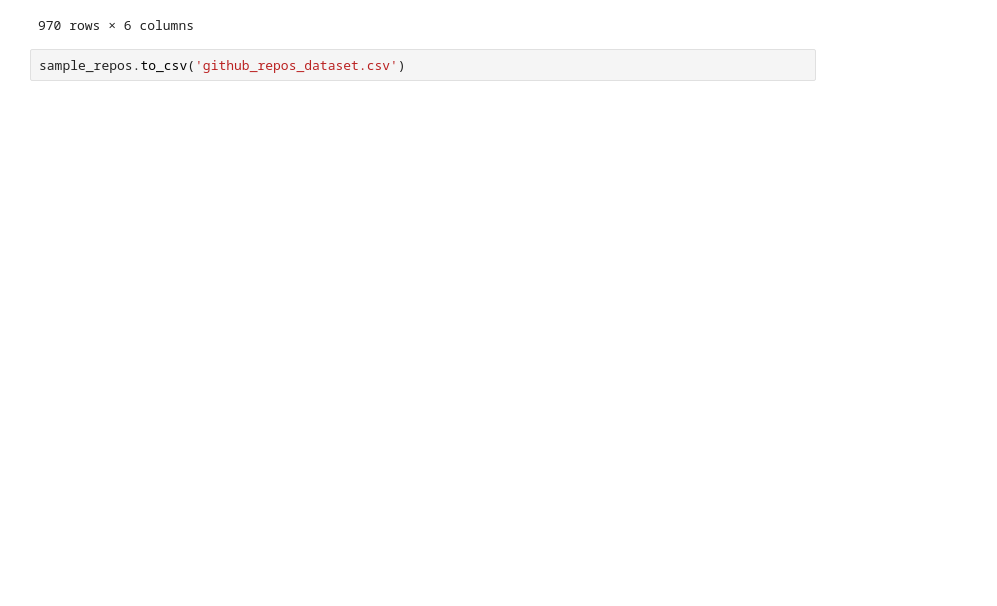
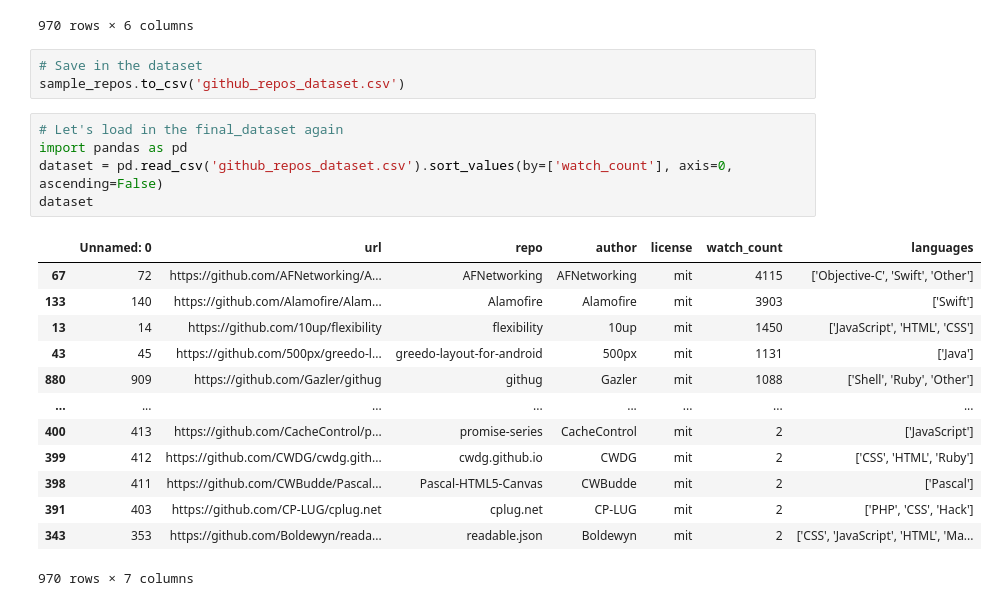
Before and after one commit to Ricardo-Jaramillo/GitSoft-Engine, a Jupyter notebook: generate_dataset.ipynb, the cells around one changed output. Cells and saved outputs as stored; diff of their text form; blank space fills up the shorter version.

```diff
--- a/generate_dataset.ipynb
+++ b/generate_dataset.ipynb
@@ -148,4 +148,24 @@ sample_repos
 | 999 | https://github.com/HeroicEric/emb... | ember-normalize | HeroicEric | mit | 3 | [JavaScript, HTML, CSS] |
 970 rows × 6 columns
 # %%
+# Save in the dataset
 sample_repos.to_csv('github_repos_dataset.csv')
+# %%
+# Let's load in the final_dataset again
+import pandas as pd
+dataset = pd.read_csv('github_repos_dataset.csv').sort_values(by=['watch_count'], axis=0, ascending=False)
+dataset
+# %% [output]
+|  | Unnamed: 0 | url | repo | author | license | watch_count | languages |
+| 67 | 72 | https://github.com/AFNetworking/A... | AFNetworking | AFNetworking | mit | 4115 | ['Objective-C', 'Swift', 'Other'] |
+| 133 | 140 | https://github.com/Alamofire/Alam... | Alamofire | Alamofire | mit | 3903 | ['Swift'] |
+| 13 | 14 | https://github.com/10up/flexibility | flexibility | 10up | mit | 1450 | ['JavaScript', 'HTML', 'CSS'] |
+| 43 | 45 | https://github.com/500px/greedo-l... | greedo-layout-for-android | 500px | mit | 1131 | ['Java'] |
+| 880 | 909 | https://github.com/Gazler/githug | githug | Gazler | mit | 1088 | ['Shell', 'Ruby', 'Other'] |
+| ... | ... | ... | ... | ... | ... | ... | ... |
+| 400 | 413 | https://github.com/CacheControl/p... | promise-series | CacheControl | mit | 2 | ['JavaScript'] |
+| 399 | 412 | https://github.com/CWDG/cwdg.gith... | cwdg.github.io | CWDG | mit | 2 | ['CSS', 'HTML', 'Ruby'] |
+| 398 | 411 | https://github.com/CWBudde/Pascal... | Pascal-HTML5-Canvas | CWBudde | mit | 2 | ['Pascal'] |
+| 391 | 403 | https://github.com/CP-LUG/cplug.net | cplug.net | CP-LUG | mit | 2 | ['PHP', 'CSS', 'Hack'] |
+| 343 | 353 | https://github.com/Boldewyn/reada... | readable.json | Boldewyn | mit | 2 | ['CSS', 'JavaScript', 'HTML', 'Ma... |
+970 rows × 7 columns
```
Also changed, not shown: parts of 3 cells of this notebook, 4 other files.
